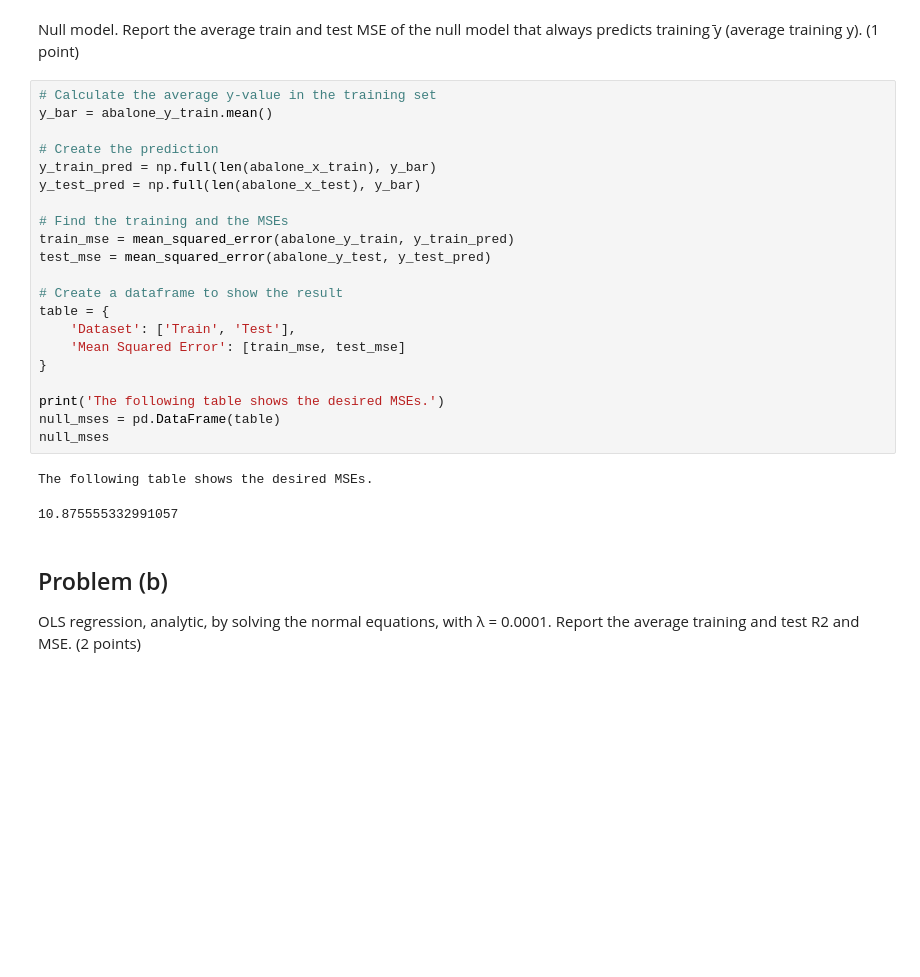
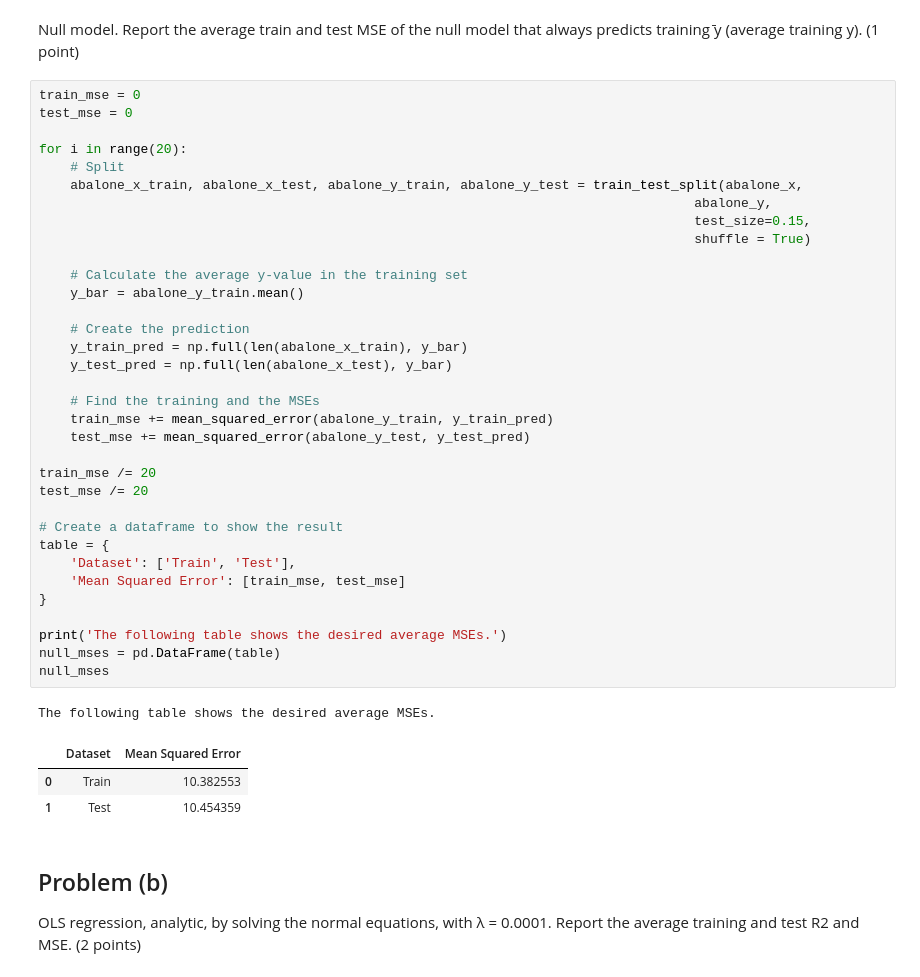
Before and after one commit to mao1756/STA5635_fa23, a Jupyter notebook: HW2/HW2.ipynb, the cells around one changed output. Cells and saved outputs as stored; diff of their text form; blank space fills up the shorter version.

```diff
--- a/HW2/HW2.ipynb
+++ b/HW2/HW2.ipynb
@@ -33,29 +26,44 @@ Report all results as the average of 20 random splits. For each random split div
 Null model. Report the average train and test MSE of the null model that always
 predicts training  ̄y (average training y). (1 point)
 # %%
-# Calculate the average y-value in the training set
-y_bar = abalone_y_train.mean()
+train_mse = 0
+test_mse = 0
 
-# Create the prediction
-y_train_pred = np.full(len(abalone_x_train), y_bar)
-y_test_pred = np.full(len(abalone_x_test), y_bar)
+for i in range(20):
+    # Split
+    abalone_x_train, abalone_x_test, abalone_y_train, abalone_y_test = train_test_split(abalone_x,
+                                                                                    abalone_y,
+                                                                                    test_size=0.15,
+                                                                                    shuffle = True)
 
-# Find the training and the MSEs
-train_mse = mean_squared_error(abalone_y_train, y_train_pred)
-test_mse = mean_squared_error(abalone_y_test, y_test_pred)
+    # Calculate the average y-value in the training set
+    y_bar = abalone_y_train.mean()
+
+    # Create the prediction
+    y_train_pred = np.full(len(abalone_x_train), y_bar)
+    y_test_pred = np.full(len(abalone_x_test), y_bar)
+
+    # Find the training and the MSEs
+    train_mse += mean_squared_error(abalone_y_train, y_train_pred)
+    test_mse += mean_squared_error(abalone_y_test, y_test_pred)
+
+train_mse /= 20
+test_mse /= 20
 
 # Create a dataframe to show the result
 table = {
     'Dataset': ['Train', 'Test'],
     'Mean Squared Error': [train_mse, test_mse]
 }
 
-print('The following table shows the desired MSEs.')
+print('The following table shows the desired average MSEs.')
 null_mses = pd.DataFrame(table)
 null_mses
 # %% [output]
-The following table shows the desired MSEs.
+The following table shows the desired average MSEs.
-10.875555332991057
+|  | Dataset | Mean Squared Error |
+| 0 | Train | 10.382553 |
+| 1 | Test | 10.454359 |
 # %% [markdown]
 ## Problem (b)
 OLS regression, analytic, by solving the normal equations, with λ = 0.0001.
```
Also changed, not shown: parts of 4 cells of this notebook, 1 other file.
